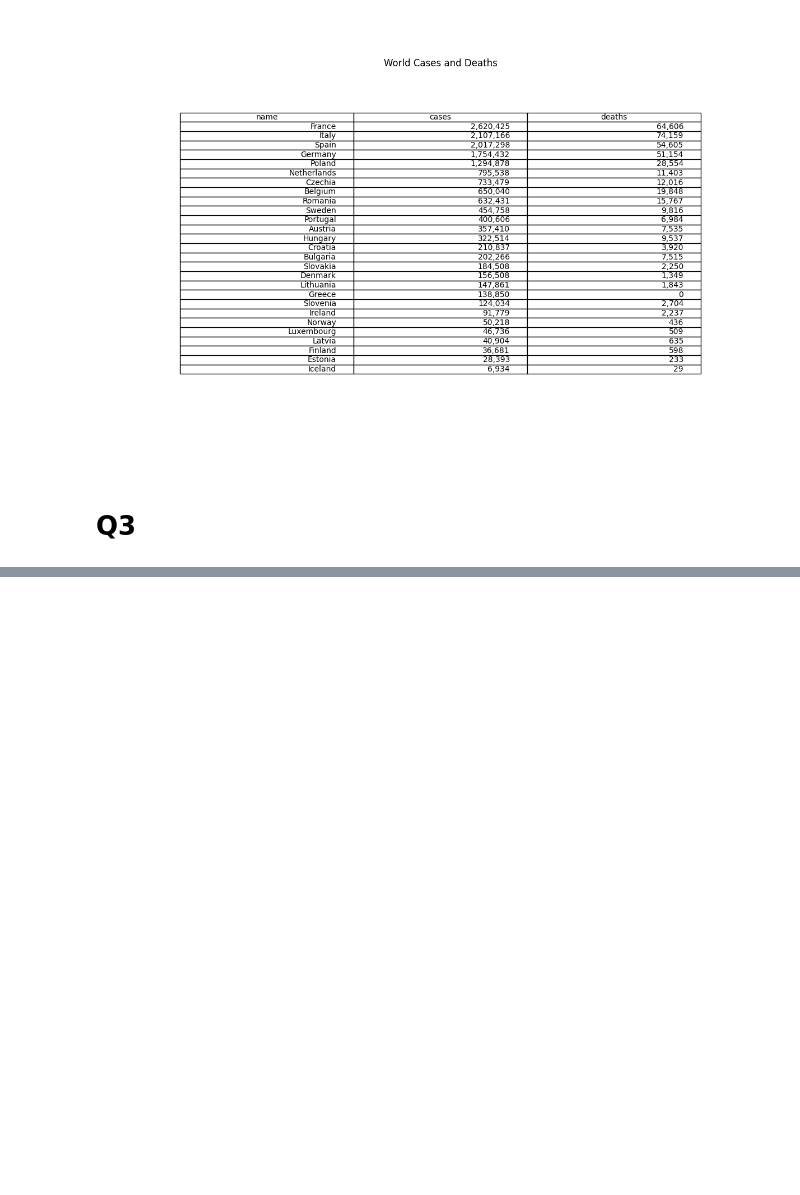
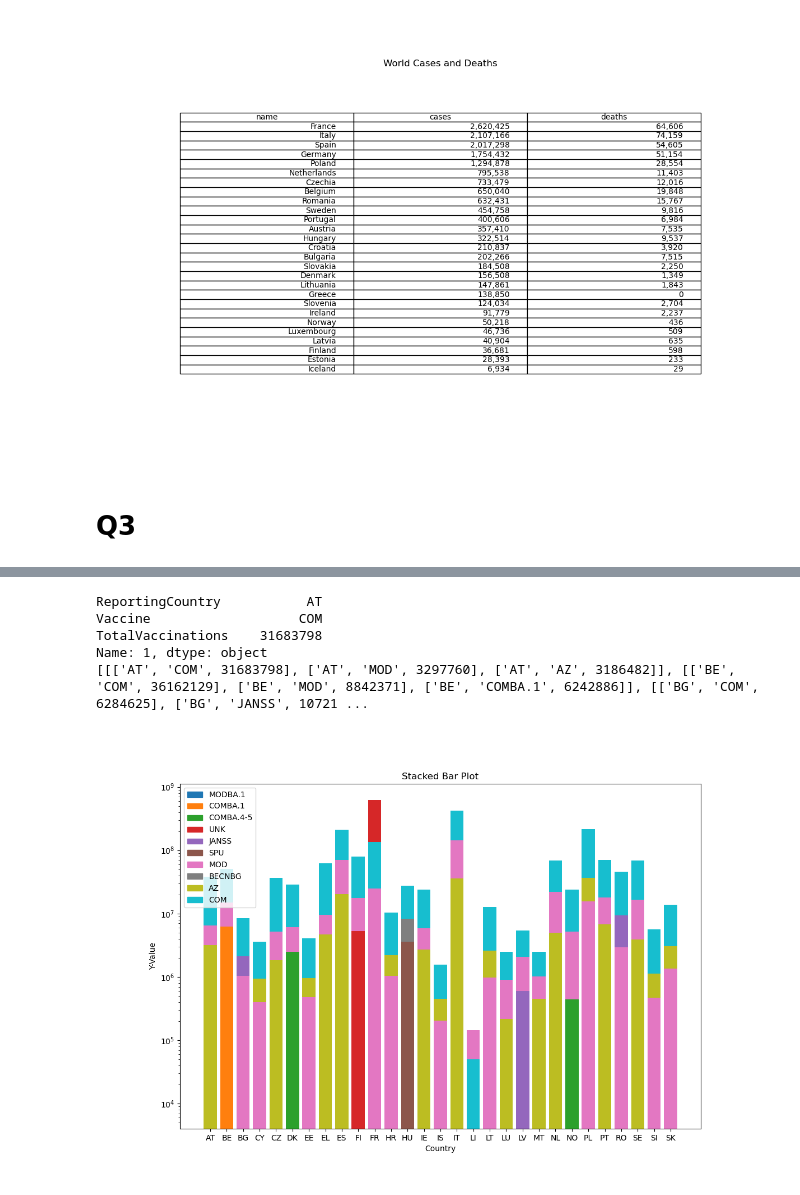
Before and after one commit to Klattraren/Intelligent-Data-Analysis-DV1597, a Jupyter notebook: assignment2.ipynb, the cells around one changed output, grey strips where cells are left out. Drawn from its saved outputs; the diff is of its cells as text; code cells hidden in the pictures; blank space fills up the shorter version.

```diff
--- a/assignment2.ipynb
+++ b/assignment2.ipynb
@@ -470,0 +449,77 @@ mpl.show()
+# %%
+vaccination_count_per_country = vaccination_df.groupby(["ReportingCountry", "Vaccine"]).sum()
+vaccination_count_per_country['TotalVaccinations'] = vaccination_count_per_country[['FirstDose', 'SecondDose', 'DoseAdditional1', 'DoseAdditional2', 'DoseAdditional3', 'DoseAdditional4', 'DoseAdditional5', 'UnknownDose']].sum(axis=1)
+# display(vaccination_count_per_country)
+
+summary_data = vaccination_count_per_country.groupby(['ReportingCountry','Vaccine'])['TotalVaccinations'].sum().reset_index()
+total_vaccine_data_sum = summary_data.groupby(['Vaccine'])['TotalVaccinations'].sum().reset_index().sort_values(by=['TotalVaccinations'], ascending=False)
+top_3_vaccines_total = total_vaccine_data_sum.nlargest(3, 'TotalVaccinations')
+sorted_summary_data = summary_data.sort_values(by=['ReportingCountry','TotalVaccinations'], ascending=[True, False])
+top_3_vaccines_per_country = sorted_summary_data.groupby(['ReportingCountry']).head(3)
+# display(top_3_vaccines_per_country)
+
+
+
+print(top_3_vaccines_per_country.iloc[0])
+country_nested_list = []
+for country in top_3_vaccines_per_country['ReportingCountry'].unique():
+    nested_list = []
+    country_data = top_3_vaccines_per_country[top_3_vaccines_per_country['ReportingCountry'] == country]
+    nested_list = country_data.values.tolist()
+    country_nested_list.append(nested_list)
+
+print(country_nested_list)
+
+x_values = []
+y_values = []
+legend_values = []
+
+for nested_list in country_nested_list:
+    if len(nested_list) >= 3:
+        x_values.append(nested_list[0][0])
+        y_values.append([nested_list[0][2], nested_list[1][2], nested_list[2][2]])
+        legend_values.extend([nested_list[0][1], nested_list[1][1], nested_list[2][1]])
+
+indices = np.arange(len(x_values))
+
+plt.figure(figsize=(12, 8))
+
+# Get unique legend values and their corresponding colors
+unique_legend_values = list(set(legend_values))
+colors = plt.cm.get_cmap('tab10', len(unique_legend_values))
+
+# Reverse the order of y_values
+y_values = [y[::-1] for y in y_values]
+
+# Plot the stacked bars with the corresponding colors
+bottom = np.zeros_like(indices)
+for i, y_vals in enumerate(y_values):
+    for j, y_val in enumerate(y_vals):
+        plt.bar(indices[i], y_val, bottom=bottom[i], color=colors(unique_legend_values.index(legend_values[(i*3)+(2-j)])))
+        bottom[i] += y_val
+
+plt.yscale('log')
+plt.xticks(indices, x_values)
+plt.xlabel('Country')
+plt.ylabel('Y-Value')
+plt.title('Stacked Bar Plot')
+
+# Create a dictionary for legend labels
+legend_labels = {value: value for value in unique_legend_values}
+
+# Create a custom legend with unique labels and corresponding colors
+custom_legend = []
+for val in unique_legend_values:
+    if val in legend_labels:
+        custom_legend.append(plt.Rectangle((0, 0), 1, 1, color=colors(unique_legend_values.index(val))))
+        del legend_labels[val]
+
+plt.legend(custom_legend, unique_legend_values)
+plt.show()
+# %% [output]
+ReportingCountry           AT
+Vaccine                   COM
+TotalVaccinations    31683798
+Name: 1, dtype: object
+[[['AT', 'COM', 31683798], ['AT', 'MOD', 3297760], ['AT', 'AZ', 3186482]], [['BE', 'COM', 36162129], ['BE', 'MOD', 8842371], ['BE', 'COMBA.1', 6242886]], [['BG', 'COM', 6284625], ['BG', 'JANSS', 10721 ...
+[figure, added]
```
Also changed, not shown: parts of 2 cells of this notebook.
